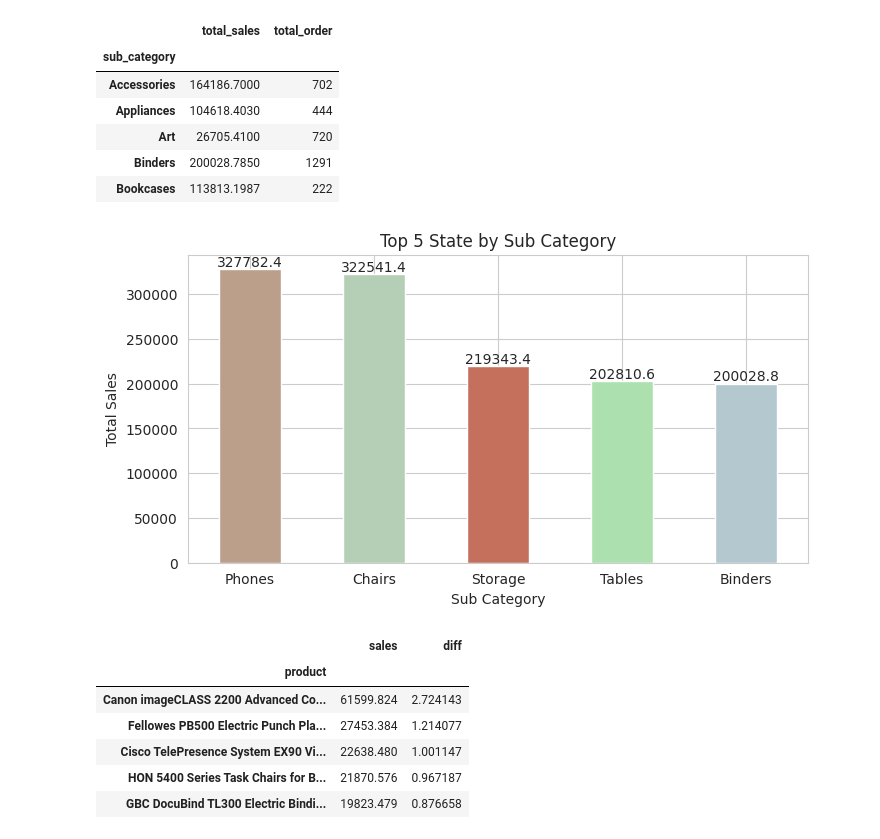
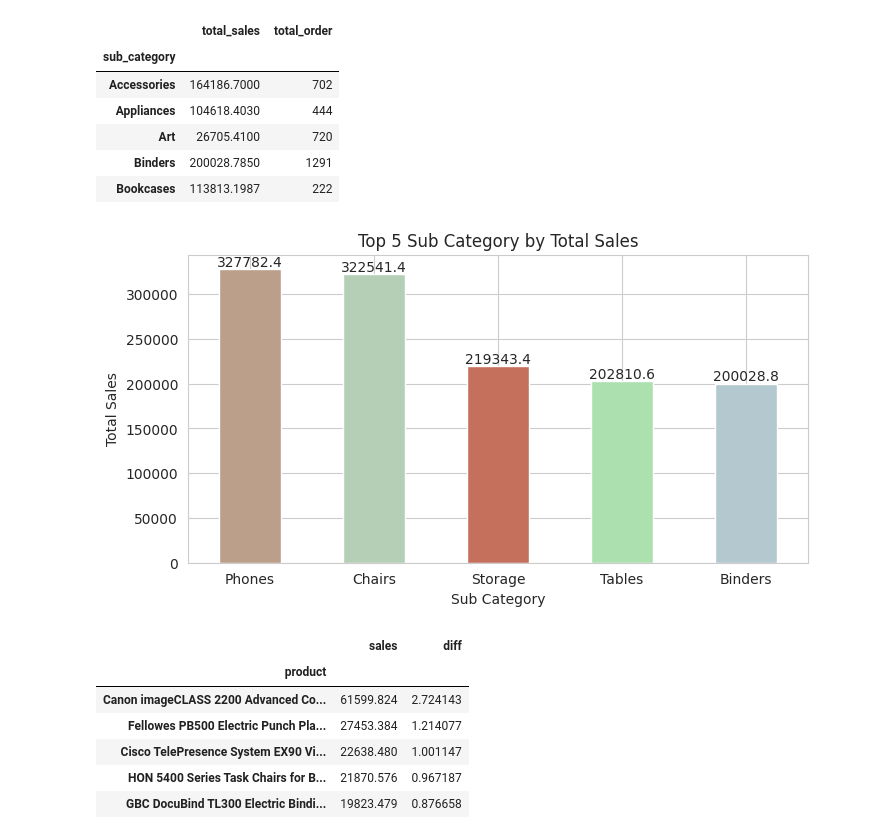
Before and after one commit to Xeroniter/Air, a Jupyter notebook: Carrera/Lab 01.ipynb, the cells around one changed output. Saved outputs shown, nothing was run; the diff lists cells and outputs as text; code cells hidden in the pictures.

```diff
--- a/Carrera/Lab 01.ipynb
+++ b/Carrera/Lab 01.ipynb
@@ -298,11 +308,11 @@ sucat.iloc[:5]
 # %%
 rato = sucat.sort_values("total_sales", ascending=False).iloc[:5, 0]
 
-title = "Top 5 State by Sub Category"
+title = "Top 5 Sub Category by Total Sales"
 
 barplot(rato, title=title, ylabel="Total Sales", xlabel="Sub Category", figsize=(8, 4))
 # %% [output]
-[figure, old version]
+[figure, new version]
 # %%
 colors = ['#ff9999','#66b3ff','#99ff99','#ffcc99','#55B4B0']
 
```
Also changed, not shown: parts of 1 cell of this notebook.
